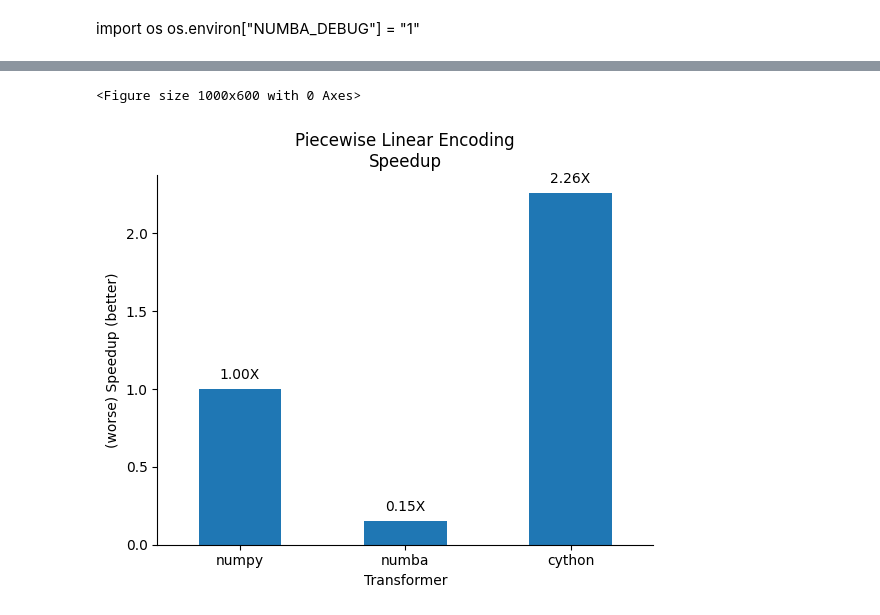
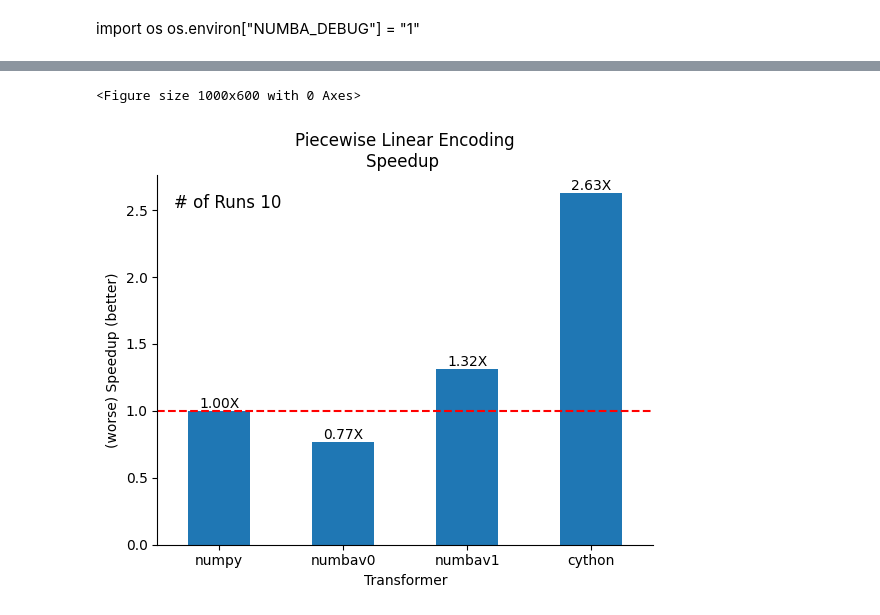
Before and after one commit to jimthompson5802/fast-python, a Jupyter notebook: ple/ple_benchmark.ipynb, the cells around one changed output, grey strips where cells are left out. Saved outputs shown, nothing was run; the diff lists cells and outputs as text; code cells hidden in the pictures.

```diff
--- a/ple/ple_benchmark.ipynb
+++ b/ple/ple_benchmark.ipynb
@@ -8,7 +8,7 @@ import matplotlib.pyplot as plt
 
 from sklearn.datasets import make_regression
 # %%
-NUM_RUNS = 1
+NUM_RUNS = 10
 NUM_FEATURES = 100
 NUM_BINS = 45
 NUM_SAMPLES = 10_000 #10_000
@@ -142,6 +146,6 @@ df_results.T
 # %%
 # Define the order of the categories
-order = ['numpy', 'numba', 'cython']
+order = ['numpy', 'numbav0', 'numbav1', 'cython']
 
 # Convert the 'transformer' column to a categorical type
 df_results['transformer'] = df_results['transformer'].astype('category')
@@ -162,7 +167,7 @@ df_results
 plt.figure(figsize=(10, 6))
 bars = df_results.plot(kind='bar', x='transformer', y=('transform_duration', 'mean'), legend=False)
 
-plt.title('Piecewise Linear Encoding\nMean Duration (sec)')
+plt.title(f'Piecewise Linear Encoding\nMean Duration (sec)')
 plt.xlabel('Transformer')
 plt.ylabel('(better) Duration (worse)')
 
@@ -178,9 +183,23 @@ for p in bars.patches:
     bars.annotate(format(p.get_height(), '.2f'),
                   (p.get_x() + p.get_width() / 2., p.get_height()),
                   ha = 'center', va = 'center',
-                  xytext = (0, 10),
+                  xytext = (0, 5),
                   textcoords = 'offset points')
 
+
+# Place an annotation in the upper right quadrant of the chart
+bars.annotate(
+    f"# of Runs {NUM_RUNS}",
+    xy=(0.95, 0.95),
+    xycoords='axes fraction',
+    ha='right',
+    va='top',
+    fontsize=12
+)
+
+# Save the plot as an image
+plt.savefig(f'ple_duration_runs_{NUM_RUNS}.png')
+
 plt.show()
 # %% [output]
 <Figure size 1000x600 with 0 Axes>
@@ -188,27 +207,46 @@ plt.show()
 # %%
 plt.figure(figsize=(10, 6))
 bars = df_results.plot(kind='bar', x='transformer', y='speed_up', legend=False)
-plt.title('Piecewise Linear Encoding\nSpeedup')
+plt.title(f'Piecewise Linear Encoding\nSpeedup ')
 plt.xlabel('Transformer')
 plt.ylabel('(worse) Speedup (better)')
 
 # Remove top and right lines
 bars.spines['right'].set_visible(False)
 bars.spines['top'].set_visible(False)
 
 # Print x-axis labels horizontally
 plt.xticks(rotation='horizontal')
 
 # Annotate each bar with its value
 for p in bars.patches:
     bars.annotate(format(p.get_height(), '.2f') + 'X',
                   (p.get_x() + p.get_width() / 2., p.get_height()),
                   ha = 'center', va = 'center',
-                  xytext = (0, 10),
+                  xytext = (0, 5),
                   textcoords = 'offset points')
 
+# Place an annotation in the upper right quadrant of the chart
+bars.annotate(
+    f"# of Runs {NUM_RUNS}",
+    xy=(0.25, 0.95),
+    xycoords='axes fraction',
+    ha='right',
+    va='top',
+    fontsize=12
+)
+
+# Get the height of the 'numpy' bar
+numpy_height = df_results.loc[df_results['transformer'] == 'numpy', 'speed_up'].values[0]
+
+# Place a horizontal line at the height of the 'numpy' bar
+plt.axhline(y=numpy_height, color='r', linestyle='--')
+
+
+# Save the plot as an image
+plt.savefig(f'ple_speedup_runs_{NUM_RUNS}.png')
 
 plt.show()
 # %% [output]
 <Figure size 1000x600 with 0 Axes>
-[figure, old version]
+[figure, new version]
```
Also changed, not shown: parts of 7 cells of this notebook.
